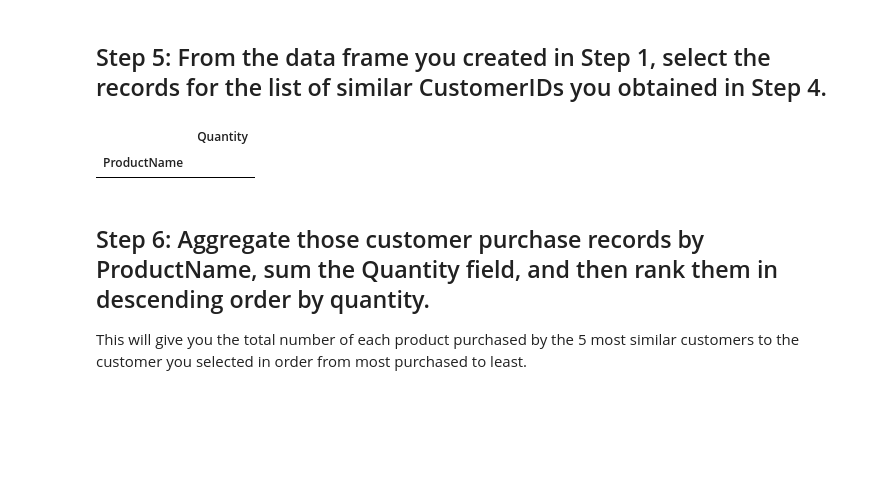
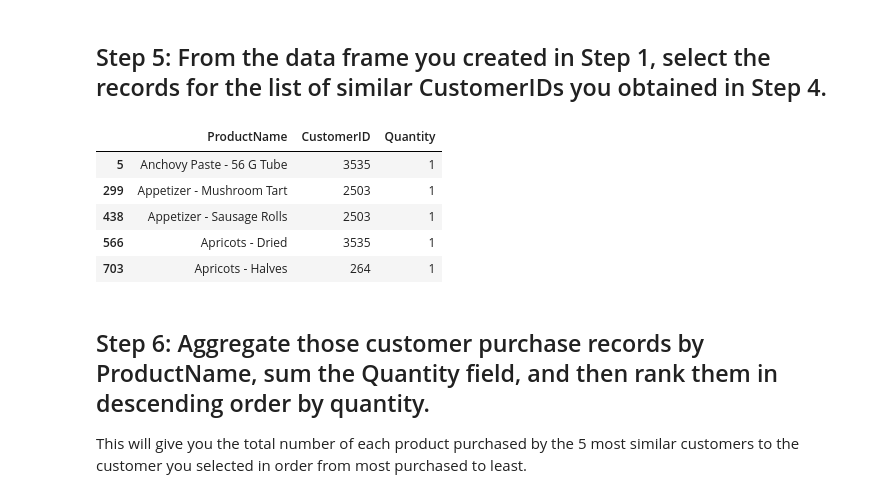
Before and after one commit to damarianor/dataptmad0223_labs, a Jupyter notebook: extra-work/m2/lab-intro-recommender-systems/your-code/main.ipynb, the cells around one changed output. Cells and saved outputs as stored; diff of their text form; code cells hidden in the pictures; blank space fills up the shorter version.

```diff
--- a/extra-work/m2/lab-intro-recommender-systems/your-code/main.ipynb
+++ b/extra-work/m2/lab-intro-recommender-systems/your-code/main.ipynb
@@ -107,15 +107,15 @@ Name: 33, dtype: float64
 # %% [markdown]
 ## Step 5: From the data frame you created in Step 1, select the records for the list of similar CustomerIDs you obtained in Step 4.
 # %%
-step5 = data_sum[data_sum.CustomerID.isin([264, 3535, 3317, 2503, 3305])]
+step5 = data_sum[data_sum.CustomerID.isin([3317, 3535, 264, 2503, 3305])]
 step5.head()
+# %% [output]
+|  | ProductName | CustomerID | Quantity |
+| 5 | Anchovy Paste - 56 G Tube | 3535 | 1 |
+| 299 | Appetizer - Mushroom Tart | 2503 | 1 |
+| 438 | Appetizer - Sausage Rolls | 2503 | 1 |
+| 566 | Apricots - Dried | 3535 | 1 |
+| 703 | Apricots - Halves | 264 | 1 |
-# %%
-ranked_products = top_5[['ProductName',
-                         'Quantity']].groupby("ProductName").sum().sort_values('Quantity', ascending=False)
-ranked_products
-# %% [output]
-|  | Quantity |
-| ProductName |  |
 # %% [markdown]
 ## Step 6: Aggregate those customer purchase records by ProductName, sum the Quantity field, and then rank them in descending order by quantity.
 
```
Also changed, not shown: parts of 3 cells of this notebook.
